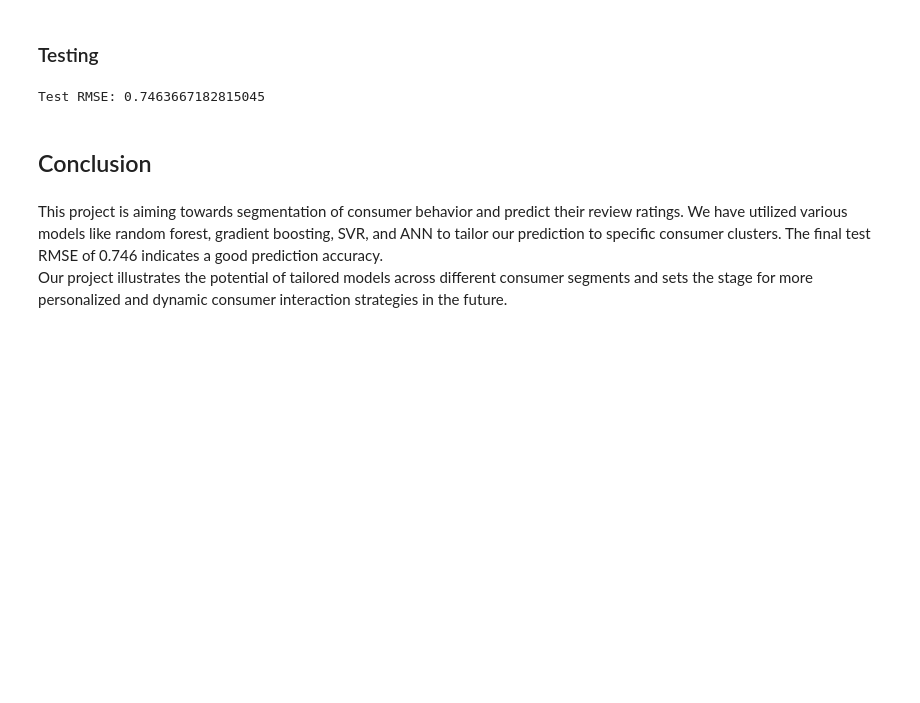
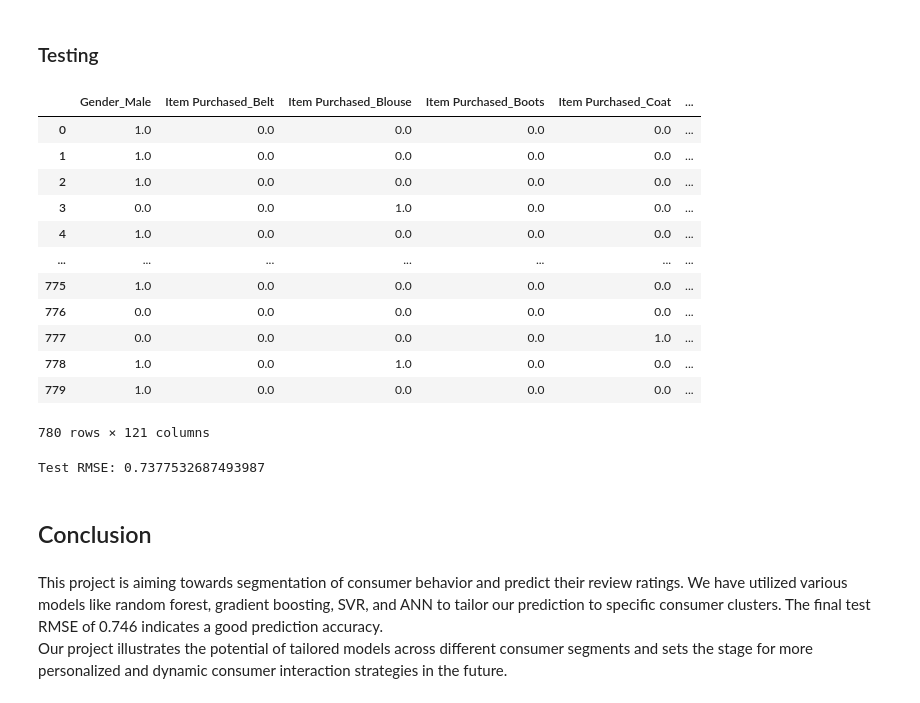
Before and after one commit to isaacwang2004/Personal, a Jupyter notebook: Clustering + Predictive Final.ipynb, the cells around one changed output. Cells and saved outputs as stored; diff of their text form; code cells hidden in the pictures; blank space fills up the shorter version.

```diff
--- a/Clustering + Predictive Final.ipynb
+++ b/Clustering + Predictive Final.ipynb
@@ -915,5 +917,54 @@ plt.show()
 # %% [markdown]
 ### Testing
+# %%
+# Define the features to include and the preprocessing steps
+features_to_include_test = ['Age', 'Gender', 'Item Purchased', 'Location', 'Subscription Status',
+                            'Discount Applied', 'Frequency of Purchases', 'Shipping Type',
+                            'Season', 'Payment Method', 'Color', 'Promo Code Used']
+target_variable_test = 'Review Rating'
+
+categorical_features_test = ['Gender', 'Item Purchased', 'Location', 'Subscription Status',
+                             'Discount Applied', 'Frequency of Purchases', 'Shipping Type',
+                             'Season', 'Payment Method', 'Color', 'Promo Code Used']
+numeric_features_test = ['Age']
+
+# Setup preprocessing pipelines for categorical and numeric data
+categorical_preprocessor_test = Pipeline([
+    ('onehot', OneHotEncoder(handle_unknown='ignore', drop='first'))
+])
+
+preprocessor_test = ColumnTransformer(transformers=[
+    ('cat', categorical_preprocessor_test, categorical_features_test),
+    ('num', StandardScaler(), numeric_features_test)
+])
+
+# Fit and transform the test data
+data_processed_test = preprocessor_test.fit_transform(X_test_full[features_to_include_test])
+
+# Get feature names from OneHotEncoder and combine with numeric feature names
+cat_one_hot_features_test = list(preprocessor_test.named_transformers_['cat']['onehot'].get_feature_names_out(categorical_features_test))
+all_features_test = cat_one_hot_features_test + numeric_features_test
+
+# Create DataFrame with the processed test data
+test_predictive = pd.DataFrame(data_processed_test.toarray(), columns=all_features_test)
+test_predictive.reset_index(drop=True, inplace=True)
+
+# Display the processed test DataFrame
+test_predictive
+# %% [output]
+|  | Gender_Male | Item Purchased_Belt | Item Purchased_Blouse | Item Purchased_Boots | Item Purchased_Coat | ... |
+| 0 | 1.0 | 0.0 | 0.0 | 0.0 | 0.0 | ... |
+| 1 | 1.0 | 0.0 | 0.0 | 0.0 | 0.0 | ... |
+| 2 | 1.0 | 0.0 | 0.0 | 0.0 | 0.0 | ... |
+| 3 | 0.0 | 0.0 | 1.0 | 0.0 | 0.0 | ... |
+| 4 | 1.0 | 0.0 | 0.0 | 0.0 | 0.0 | ... |
+| ... | ... | ... | ... | ... | ... | ... |
+| 775 | 1.0 | 0.0 | 0.0 | 0.0 | 0.0 | ... |
+| 776 | 0.0 | 0.0 | 0.0 | 0.0 | 0.0 | ... |
+| 777 | 0.0 | 0.0 | 0.0 | 0.0 | 1.0 | ... |
+| 778 | 1.0 | 0.0 | 1.0 | 0.0 | 0.0 | ... |
+| 779 | 1.0 | 0.0 | 0.0 | 0.0 | 0.0 | ... |
+780 rows × 121 columns
 # %%
 # Predict user ratings using the best model for each cluster and use test set to evaluate the model.
 def predict_new_entries(models, centroids, test_data):
@@ -929,11 +980,11 @@ def predict_new_entries(models, centroids, test_data):
     return predictions
 
 centroids = train_predictive.groupby('Cluster').mean()
-predictions = predict_new_entries(models_gb, centroids.drop(['Review Rating'], axis=1), X_test_full)
+predictions = predict_new_entries(best_models_per_cluster, centroids.drop(['Review Rating'], axis=1), test_predictive)
 rmse = np.sqrt(mean_squared_error(y_test_full, predictions))
 print(f"Test RMSE: {rmse}")
 # %% [output]
-Test RMSE: 0.7463667182815045
+Test RMSE: 0.7377532687493987
 # %% [markdown]
 ## Conclusion
 # %% [markdown]
```
Also changed, not shown: parts of 7 cells of this notebook.
